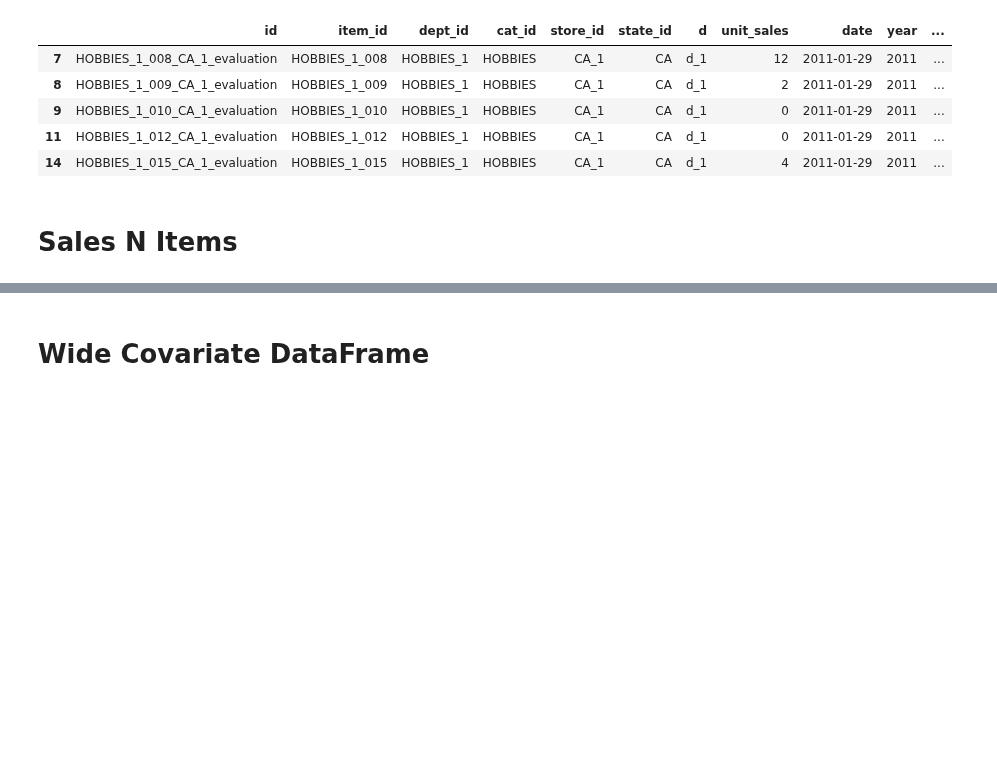
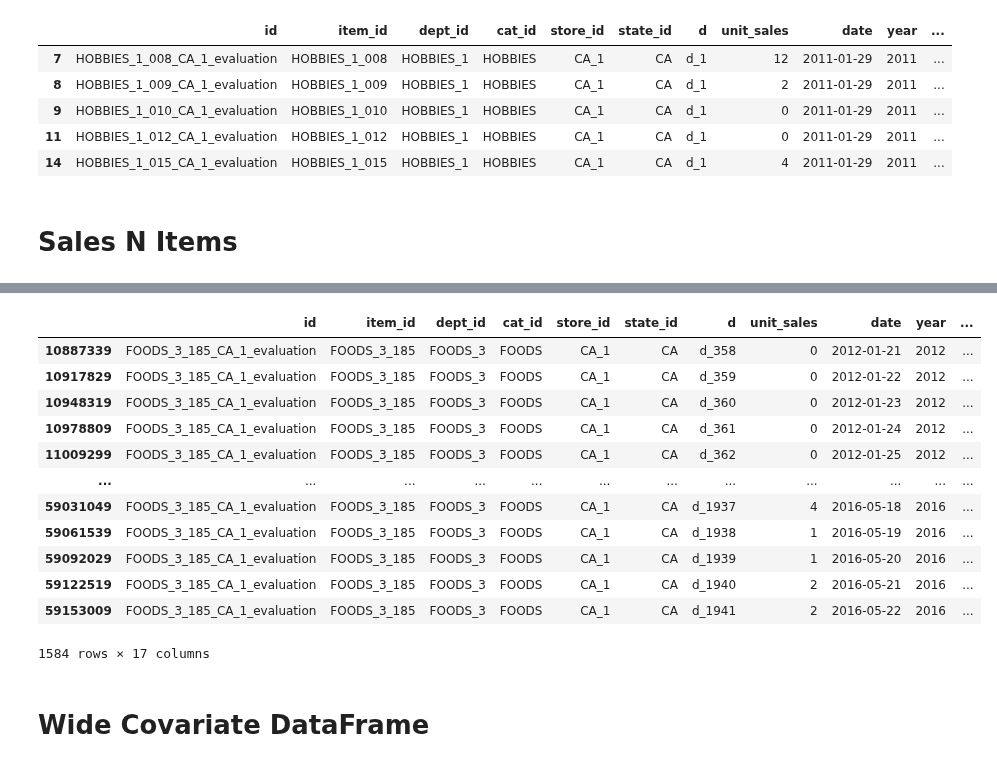
Before and after one commit to Aljgutier/sforecast, a Jupyter notebook: notebooks/M5_Sales_N_Items.ipynb, the cells around one changed output, grey strips where cells are left out. Drawn from its saved outputs; the diff is of its cells as text; code cells hidden in the pictures; blank space fills up the shorter version.

```diff
--- a/docs/M5_Sales_N_Items.ipynb
+++ b/notebooks/M5_Sales_N_Items.ipynb
@@ -130,6 +131,22 @@ sales_N_items
 | 2255 | FOODS_3_030_CA_1_evaluation | FOODS_3_030 | FOODS_3 | FOODS | CA_1 | CA | d_1 | 45 | 2011-01-29 | 2011 | ... |
 | 31461 | HOUSEHOLD_1_416_CA_1_evaluation | HOUSEHOLD_1_416 | HOUSEHOLD_1 | HOUSEHOLD | CA_1 | CA | d_2 | 1 | 2011-01-30 | 2011 | ... |
 | 32361 | FOODS_2_044_CA_1_evaluation | FOODS_2_044 | FOODS_2 | FOODS | CA_1 | CA | d_2 | 0 | 2011-01-30 | 2011 | ... |
+# %%
+sales_N_items[sales_N_items["item_id"]=="FOODS_3_185"]
+# %% [output]
+|  | id | item_id | dept_id | cat_id | store_id | state_id | d | unit_sales | date | year | ... |
+| 10887339 | FOODS_3_185_CA_1_evaluation | FOODS_3_185 | FOODS_3 | FOODS | CA_1 | CA | d_358 | 0 | 2012-01-21 | 2012 | ... |
+| 10917829 | FOODS_3_185_CA_1_evaluation | FOODS_3_185 | FOODS_3 | FOODS | CA_1 | CA | d_359 | 0 | 2012-01-22 | 2012 | ... |
+| 10948319 | FOODS_3_185_CA_1_evaluation | FOODS_3_185 | FOODS_3 | FOODS | CA_1 | CA | d_360 | 0 | 2012-01-23 | 2012 | ... |
+| 10978809 | FOODS_3_185_CA_1_evaluation | FOODS_3_185 | FOODS_3 | FOODS | CA_1 | CA | d_361 | 0 | 2012-01-24 | 2012 | ... |
+| 11009299 | FOODS_3_185_CA_1_evaluation | FOODS_3_185 | FOODS_3 | FOODS | CA_1 | CA | d_362 | 0 | 2012-01-25 | 2012 | ... |
+| ... | ... | ... | ... | ... | ... | ... | ... | ... | ... | ... | ... |
+| 59031049 | FOODS_3_185_CA_1_evaluation | FOODS_3_185 | FOODS_3 | FOODS | CA_1 | CA | d_1937 | 4 | 2016-05-18 | 2016 | ... |
+| 59061539 | FOODS_3_185_CA_1_evaluation | FOODS_3_185 | FOODS_3 | FOODS | CA_1 | CA | d_1938 | 1 | 2016-05-19 | 2016 | ... |
+| 59092029 | FOODS_3_185_CA_1_evaluation | FOODS_3_185 | FOODS_3 | FOODS | CA_1 | CA | d_1939 | 1 | 2016-05-20 | 2016 | ... |
+| 59122519 | FOODS_3_185_CA_1_evaluation | FOODS_3_185 | FOODS_3 | FOODS | CA_1 | CA | d_1940 | 2 | 2016-05-21 | 2016 | ... |
+| 59153009 | FOODS_3_185_CA_1_evaluation | FOODS_3_185 | FOODS_3 | FOODS | CA_1 | CA | d_1941 | 2 | 2016-05-22 | 2016 | ... |
+1584 rows × 17 columns
 # %% [markdown]
 # Wide Covariate DataFrame
 # %%
```
Also changed, not shown: parts of 5 cells of this notebook, 1 other file.
